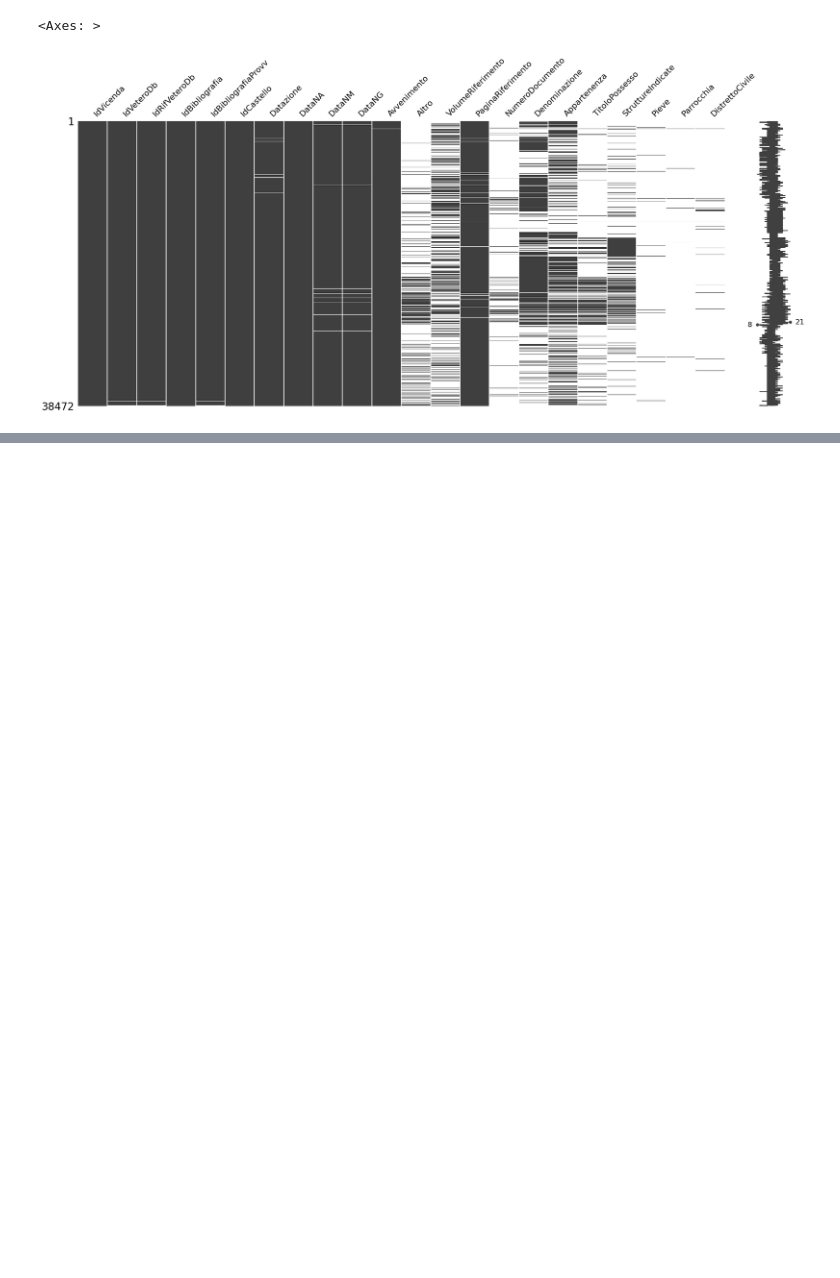
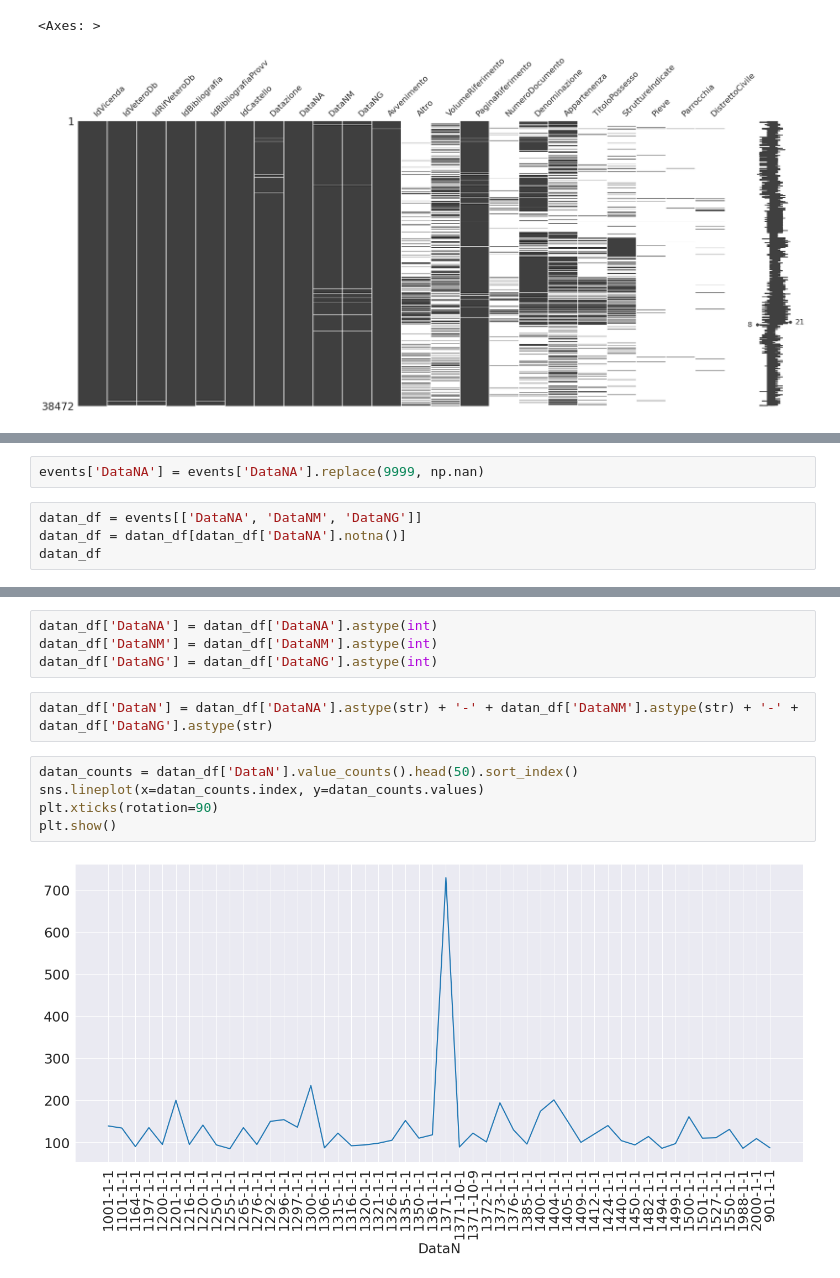
Before and after one commit to sbrzt/castelli, a Jupyter notebook: events.ipynb, the cells around one changed output, grey strips where cells are left out. Drawn from its saved outputs; the diff is of its cells as text; blank space fills up the shorter version.

```diff
--- a/events.ipynb
+++ b/events.ipynb
@@ -206,0 +183,6 @@ msno.bar(merged)
+# %%
+events['DataNA'] = events['DataNA'].replace(9999, np.nan)
+# %%
+datan_df = events[['DataNA', 'DataNM', 'DataNG']]
+datan_df = datan_df[datan_df['DataNA'].notna()]
+datan_df
@@ -206,0 +203,13 @@ msno.bar(merged)
+# %%
+datan_df['DataNA'] = datan_df['DataNA'].astype(int)
+datan_df['DataNM'] = datan_df['DataNM'].astype(int)
+datan_df['DataNG'] = datan_df['DataNG'].astype(int)
+# %%
+datan_df['DataN'] = datan_df['DataNA'].astype(str) + '-' + datan_df['DataNM'].astype(str) + '-' + datan_df['DataNG'].astype(str)
+# %%
+datan_counts = datan_df['DataN'].value_counts().head(50).sort_index()
+sns.lineplot(x=datan_counts.index, y=datan_counts.values)
+plt.xticks(rotation=90)
+plt.show()
+# %% [output]
+[figure, added]
```
Also changed, not shown: parts of 73 cells of this notebook, 1 other file.
